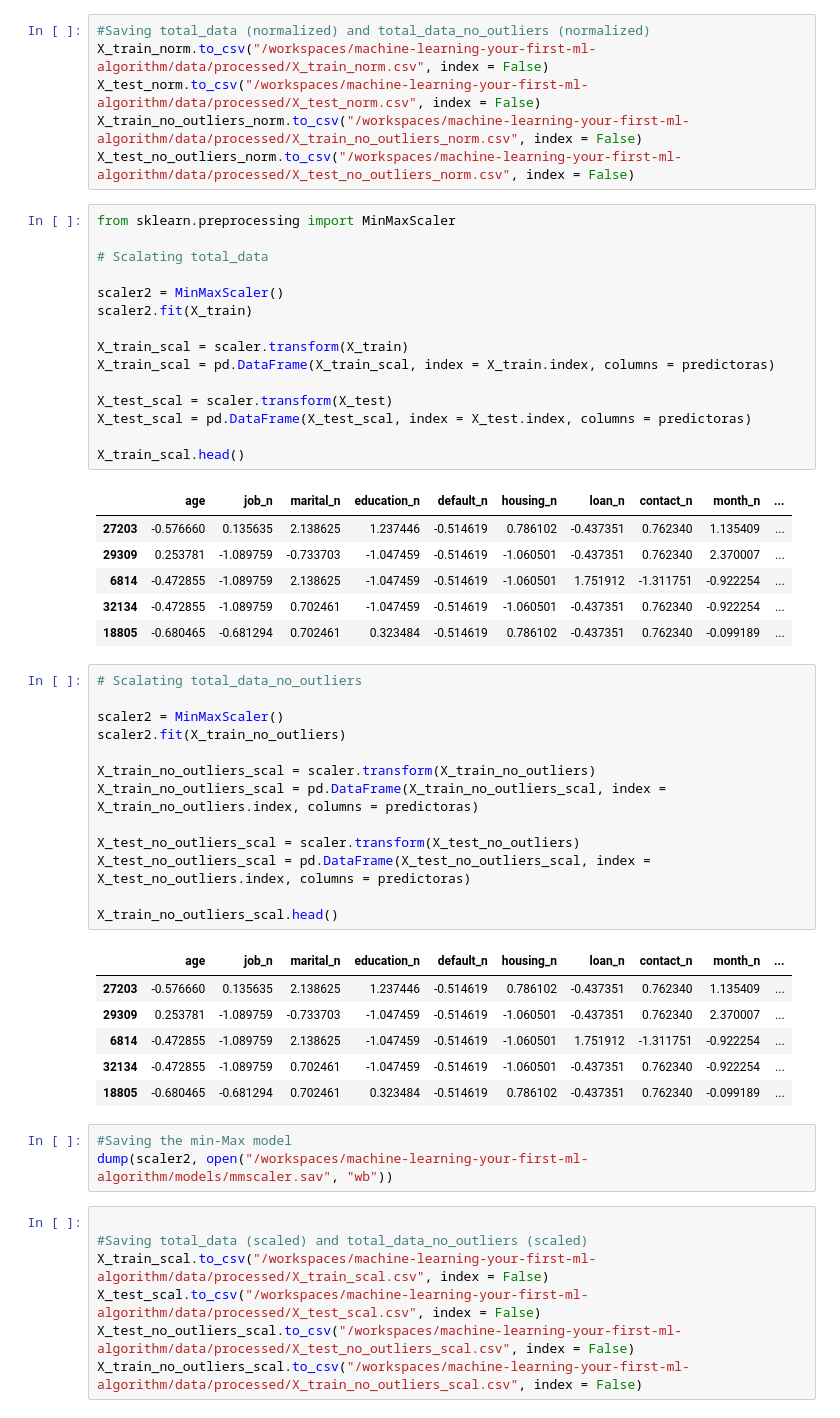
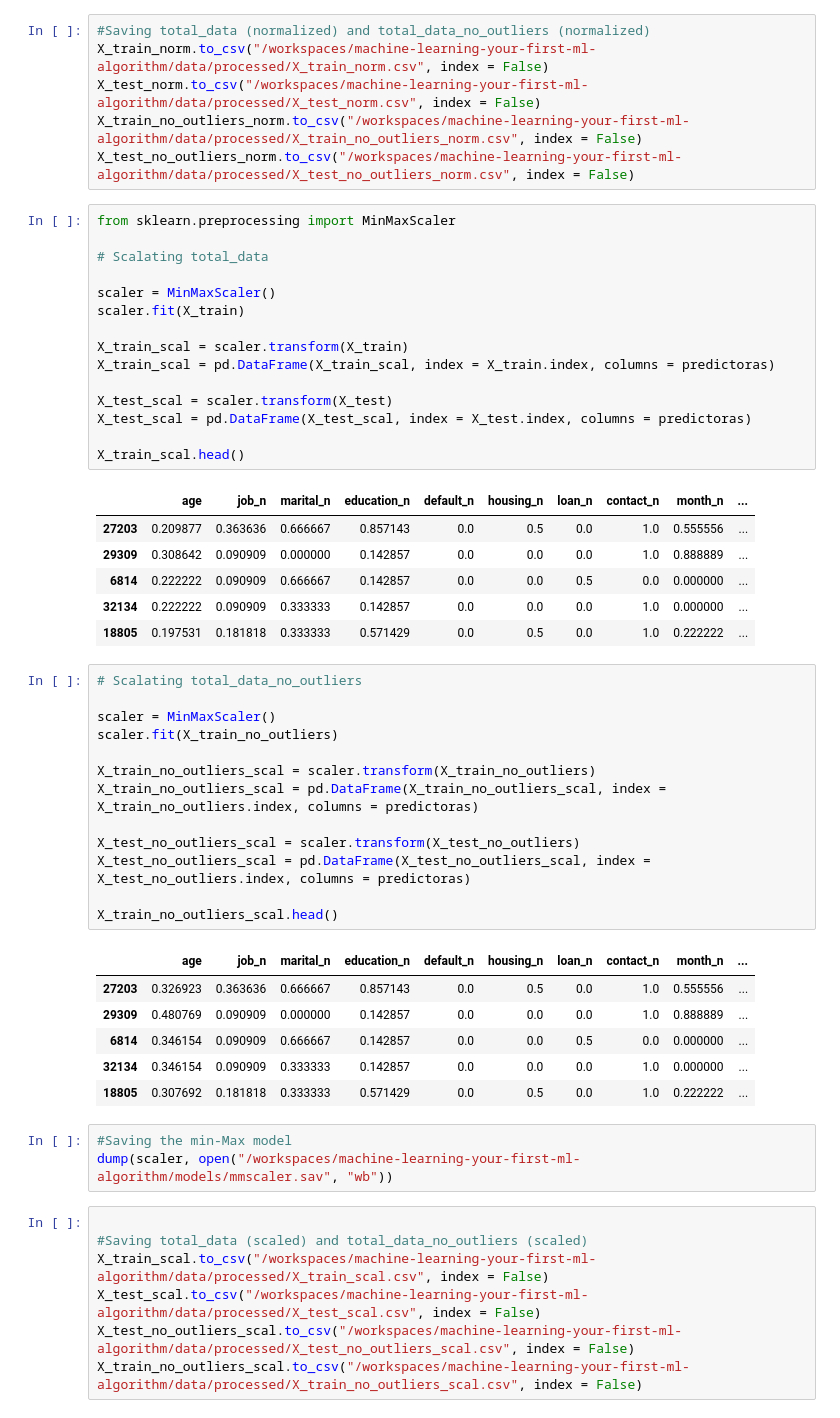
Before and after one commit to silvy8a/machine-learning-your-first-ml-algorithm, a Jupyter notebook: src/explore.ipynb, the cells around one changed output. Cells and saved outputs as stored; diff of their text form.

```diff
--- a/src/explore.ipynb
+++ b/src/explore.ipynb
@@ -513,30 +513,30 @@ X_test_no_outliers_norm.to_csv("/workspaces/machine-learning-your-first-ml-algor
 # %%
 from sklearn.preprocessing import MinMaxScaler
 
 # Scalating total_data
 
-scaler2 = MinMaxScaler()
-scaler2.fit(X_train)
+scaler = MinMaxScaler()
+scaler.fit(X_train)
 
 X_train_scal = scaler.transform(X_train)
 X_train_scal = pd.DataFrame(X_train_scal, index = X_train.index, columns = predictoras)
 
 X_test_scal = scaler.transform(X_test)
 X_test_scal = pd.DataFrame(X_test_scal, index = X_test.index, columns = predictoras)
 
 X_train_scal.head()
 # %% [output]
 |  | age | job_n | marital_n | education_n | default_n | housing_n | loan_n | contact_n | month_n | ... |
-| 27203 | -0.576660 | 0.135635 | 2.138625 | 1.237446 | -0.514619 | 0.786102 | -0.437351 | 0.762340 | 1.135409 | ... |
-| 29309 | 0.253781 | -1.089759 | -0.733703 | -1.047459 | -0.514619 | -1.060501 | -0.437351 | 0.762340 | 2.370007 | ... |
-| 6814 | -0.472855 | -1.089759 | 2.138625 | -1.047459 | -0.514619 | -1.060501 | 1.751912 | -1.311751 | -0.922254 | ... |
-| 32134 | -0.472855 | -1.089759 | 0.702461 | -1.047459 | -0.514619 | -1.060501 | -0.437351 | 0.762340 | -0.922254 | ... |
-| 18805 | -0.680465 | -0.681294 | 0.702461 | 0.323484 | -0.514619 | 0.786102 | -0.437351 | 0.762340 | -0.099189 | ... |
+| 27203 | 0.209877 | 0.363636 | 0.666667 | 0.857143 | 0.0 | 0.5 | 0.0 | 1.0 | 0.555556 | ... |
+| 29309 | 0.308642 | 0.090909 | 0.000000 | 0.142857 | 0.0 | 0.0 | 0.0 | 1.0 | 0.888889 | ... |
+| 6814 | 0.222222 | 0.090909 | 0.666667 | 0.142857 | 0.0 | 0.0 | 0.5 | 0.0 | 0.000000 | ... |
+| 32134 | 0.222222 | 0.090909 | 0.333333 | 0.142857 | 0.0 | 0.0 | 0.0 | 1.0 | 0.000000 | ... |
+| 18805 | 0.197531 | 0.181818 | 0.333333 | 0.571429 | 0.0 | 0.5 | 0.0 | 1.0 | 0.222222 | ... |
 # %%
 # Scalating total_data_no_outliers
 
-scaler2 = MinMaxScaler()
-scaler2.fit(X_train_no_outliers)
+scaler = MinMaxScaler()
+scaler.fit(X_train_no_outliers)
 
 X_train_no_outliers_scal = scaler.transform(X_train_no_outliers)
 X_train_no_outliers_scal = pd.DataFrame(X_train_no_outliers_scal, index = X_train_no_outliers.index, columns = predictoras)
@@ -547,14 +547,14 @@ X_test_no_outliers_scal = pd.DataFrame(X_test_no_outliers_scal, index = X_test_n
 X_train_no_outliers_scal.head()
 # %% [output]
 |  | age | job_n | marital_n | education_n | default_n | housing_n | loan_n | contact_n | month_n | ... |
-| 27203 | -0.576660 | 0.135635 | 2.138625 | 1.237446 | -0.514619 | 0.786102 | -0.437351 | 0.762340 | 1.135409 | ... |
-| 29309 | 0.253781 | -1.089759 | -0.733703 | -1.047459 | -0.514619 | -1.060501 | -0.437351 | 0.762340 | 2.370007 | ... |
-| 6814 | -0.472855 | -1.089759 | 2.138625 | -1.047459 | -0.514619 | -1.060501 | 1.751912 | -1.311751 | -0.922254 | ... |
-| 32134 | -0.472855 | -1.089759 | 0.702461 | -1.047459 | -0.514619 | -1.060501 | -0.437351 | 0.762340 | -0.922254 | ... |
-| 18805 | -0.680465 | -0.681294 | 0.702461 | 0.323484 | -0.514619 | 0.786102 | -0.437351 | 0.762340 | -0.099189 | ... |
+| 27203 | 0.326923 | 0.363636 | 0.666667 | 0.857143 | 0.0 | 0.5 | 0.0 | 1.0 | 0.555556 | ... |
+| 29309 | 0.480769 | 0.090909 | 0.000000 | 0.142857 | 0.0 | 0.0 | 0.0 | 1.0 | 0.888889 | ... |
+| 6814 | 0.346154 | 0.090909 | 0.666667 | 0.142857 | 0.0 | 0.0 | 0.5 | 0.0 | 0.000000 | ... |
+| 32134 | 0.346154 | 0.090909 | 0.333333 | 0.142857 | 0.0 | 0.0 | 0.0 | 1.0 | 0.000000 | ... |
+| 18805 | 0.307692 | 0.181818 | 0.333333 | 0.571429 | 0.0 | 0.5 | 0.0 | 1.0 | 0.222222 | ... |
 # %%
 #Saving the min-Max model
-dump(scaler2, open("/workspaces/machine-learning-your-first-ml-algorithm/models/mmscaler.sav", "wb"))
+dump(scaler, open("/workspaces/machine-learning-your-first-ml-algorithm/models/mmscaler.sav", "wb"))
 # %%
 
 #Saving total_data (scaled) and total_data_no_outliers (scaled)
```
Also changed, not shown: parts of 12 cells of this notebook, 1 other file.
